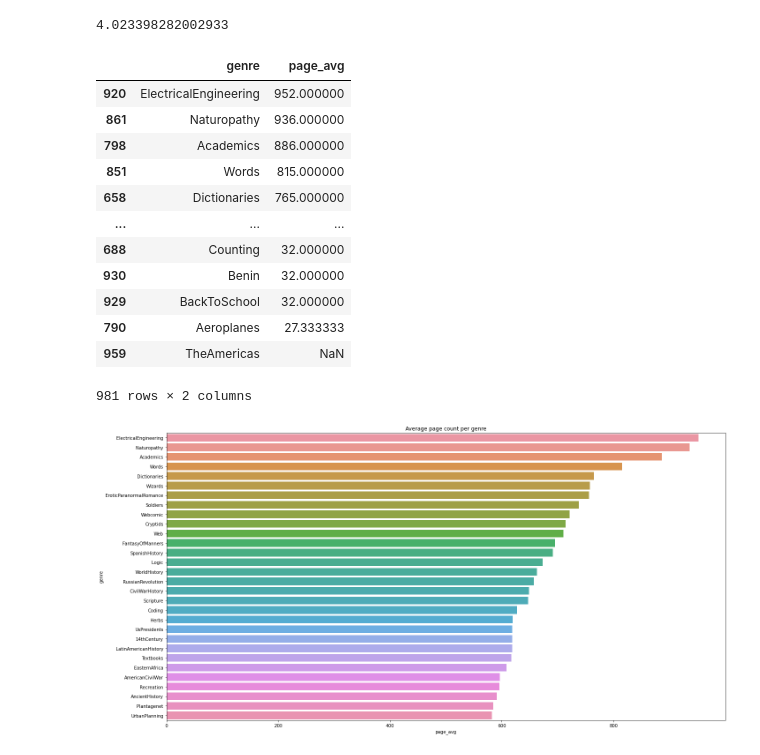
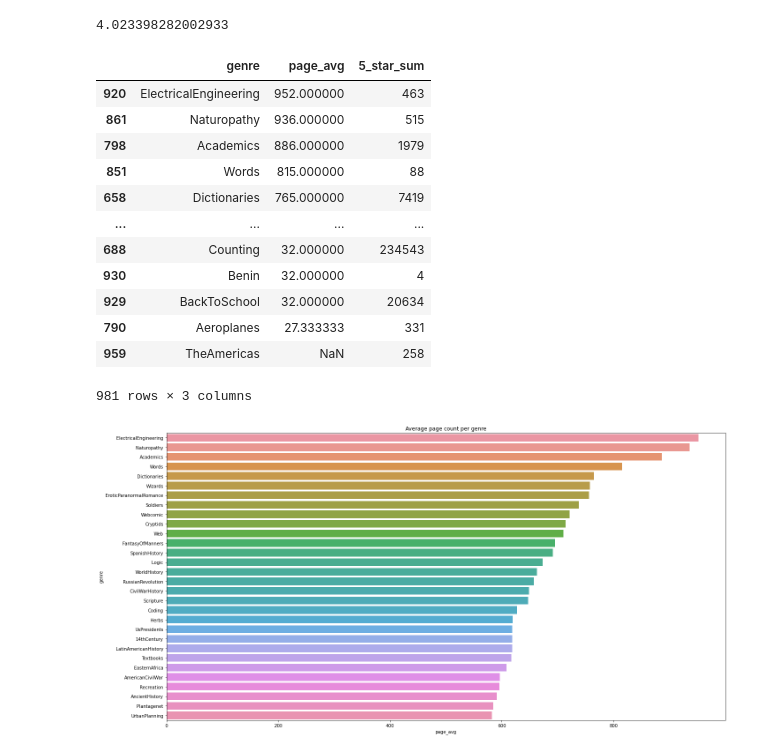
Before and after one commit to BlexxeCode/DataProjects, a Jupyter notebook: community-list-on-best-books.ipynb, the cells around one changed output. Cells and saved outputs as stored; diff of their text form; code cells hidden in the pictures.

```diff
--- a/community-list-on-best-books.ipynb
+++ b/community-list-on-best-books.ipynb
@@ -189,3 +189,15 @@ books.head()
 | 2 | To Kill a Mockingbird | To Kill a Mockingbird | Harper Lee | 4.28 | The unforgettable novel of a chil... | English | ['Classics', 'Fiction', 'Historic... | 324.0 | Harper Perennial Modern Classics | 2006.0 | ... |
 | 3 | Pride and Prejudice | No Series | Jane Austen, Anna Quindlen (Intro... | 4.26 | Alternate cover edition of ISBN 9... | English | ['Classics', 'Fiction', 'Romance'... | 279.0 | Modern Library | 2000.0 | ... |
 | 4 | Twilight | The Twilight Saga #1 | Stephenie Meyer | 3.60 | About three things I was absolute... | English | ['Young Adult', 'Fantasy', 'Roman... | 501.0 | Little, Brown and Company | 2006.0 | ... |
+# %%
+books['ratingsByStars']=books['ratingsByStars'].astype(str).str.replace('\[|\]|\'', '')
+books['ratingsByStars'] = books['ratingsByStars'].str.replace(' ', '')
+result = books['ratingsByStars'].str.split(',')
+five_star = []
+for index, rate in enumerate(result):
+    five_star.append(rate[0])
+five_star
+
+books['5_starAmount'] = five_star
+books['5_starAmount'].replace('', 0, inplace=True)
+books['5_starAmount']= books['5_starAmount'].astype(int)
@@ -342,24 +377,28 @@ books.loc[books['genres'].str.contains('Magic')]['rating'].mean()
 page_avg = []
 for genre in genre_amount.index:
     page_avg.append(books.loc[books['genres'].str.contains(genre)]['pages'].mean())
+# %%
+rate_sum = []
+for genre in genre_amount.index:
+    rate_sum.append(books.loc[books['genres'].str.contains(genre)]['5_starAmount'].sum())
 # %%
-genre_pages = {'genre':genre_amount.index, 'page_avg':page_avg}
+genre_pages = {'genre':genre_amount.index, 'page_avg':page_avg, '5_star_sum':rate_sum}
 avg_page_genre = pd.DataFrame(genre_pages).sort_values('page_avg', ascending=False)
 avg_page_genre
 # %% [output]
-|  | genre | page_avg |
-| 920 | ElectricalEngineering | 952.000000 |
-| 861 | Naturopathy | 936.000000 |
-| 798 | Academics | 886.000000 |
-| 851 | Words | 815.000000 |
-| 658 | Dictionaries | 765.000000 |
-| ... | ... | ... |
-| 688 | Counting | 32.000000 |
-| 930 | Benin | 32.000000 |
-| 929 | BackToSchool | 32.000000 |
-| 790 | Aeroplanes | 27.333333 |
-| 959 | TheAmericas | NaN |
+|  | genre | page_avg | 5_star_sum |
+| 920 | ElectricalEngineering | 952.000000 | 463 |
+| 861 | Naturopathy | 936.000000 | 515 |
+| 798 | Academics | 886.000000 | 1979 |
+| 851 | Words | 815.000000 | 88 |
+| 658 | Dictionaries | 765.000000 | 7419 |
+| ... | ... | ... | ... |
+| 688 | Counting | 32.000000 | 234543 |
+| 930 | Benin | 32.000000 | 4 |
+| 929 | BackToSchool | 32.000000 | 20634 |
+| 790 | Aeroplanes | 27.333333 | 331 |
+| 959 | TheAmericas | NaN | 258 |
-981 rows × 2 columns
+981 rows × 3 columns
 # %%
 barplot(avg_page_genre['genre'].head(30), avg_page_genre['page_avg'].head(30), 'Average page count per genre')
 # %% [output]
```
Also changed, not shown: parts of 10 cells of this notebook.
